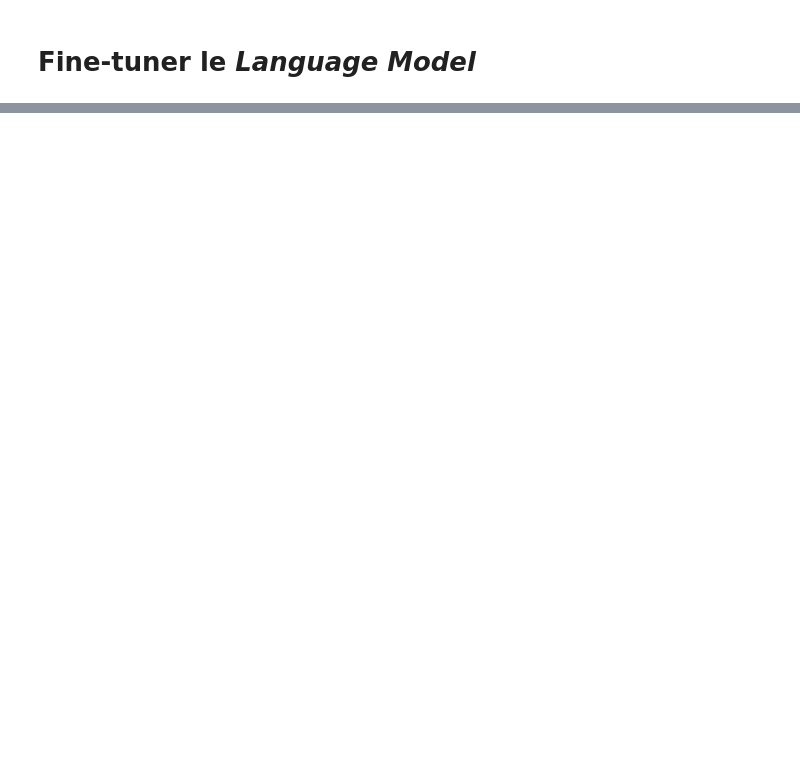
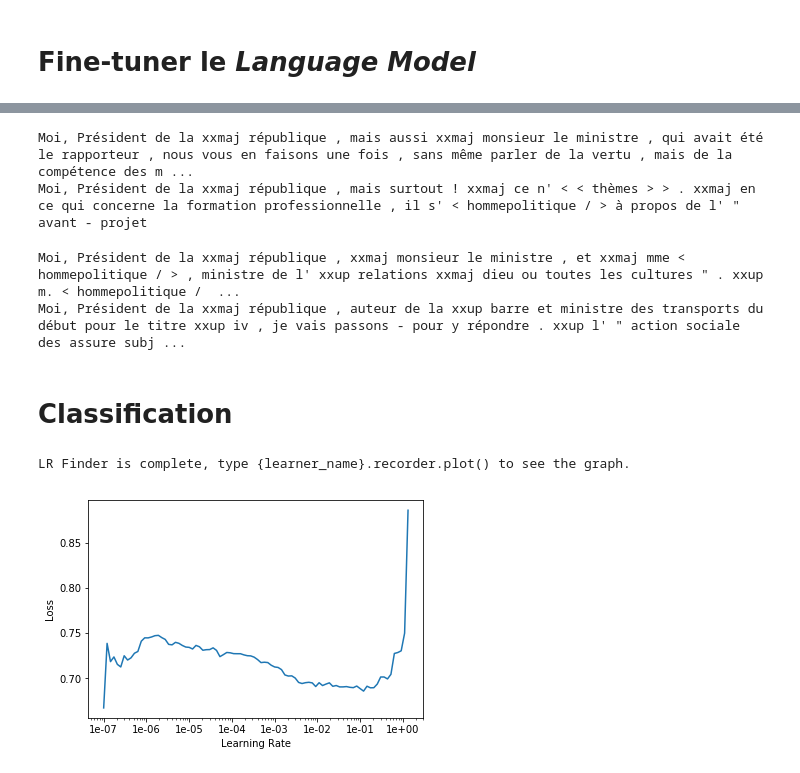
Before and after one commit to remiconnesson/vive-le-nlp, a Jupyter notebook: Petit tour d'essai.ipynb, the cells around one changed output, grey strips where cells are left out. Drawn from its saved outputs; the diff is of its cells as text; code cells hidden in the pictures; blank space fills up the shorter version.

```diff
--- a/Petit tour d'essai.ipynb
+++ b/Petit tour d'essai.ipynb
@@ -213,0 +225,8 @@ test_df.head()
+# %%
+tokenizer = Tokenizer(lang='fr', n_cpus=8)
+
+data_lm = TextLMDataBunch.from_df(p/'large_files',
+                                  train_df=train_df, valid_df=valid_df,test_df=test_df,
+                                  text_cols='Text', label_cols='Sent',
+                                  tokenizer=tokenizer,
+                                  bs=64)
@@ -213,0 +345,29 @@ test_df.head()
+# %%
+print("\n".join(learn.predict(TEXT, N_WORDS, temperature=0.75) for _ in range(N_SENTENCES)))
+# %% [output]
+Moi, Président de la xxmaj république , mais aussi xxmaj monsieur le ministre , qui avait été le rapporteur , nous vous en faisons une fois , sans même parler de la vertu , mais de la compétence des m ...
+Moi, Président de la xxmaj république , mais surtout ! xxmaj ce n' < < thèmes > > . xxmaj en ce qui concerne la formation professionnelle , il s' < hommepolitique / > à propos de l' " avant - projet
+# %%
+print("\n".join(learn.predict(TEXT, N_WORDS, temperature=1) for _ in range(N_SENTENCES)))
+# %% [output]
+Moi, Président de la xxmaj république , xxmaj monsieur le ministre , et xxmaj mme < hommepolitique / > , ministre de l' xxup relations xxmaj dieu ou toutes les cultures " . xxup m. < hommepolitique /  ...
+Moi, Président de la xxmaj république , auteur de la xxup barre et ministre des transports du début pour le titre xxup iv , je vais passons - pour y répondre . xxup l' " action sociale des assure subj ...
+# %% [markdown]
+# Classification
+# %%
+data_clas = TextClasDataBunch.from_df(p/'large_files',
+                                      train_df=train_df, valid_df=valid_df,
+                                      vocab=data_lm.train_ds.vocab,
+                                      text_cols='Text', label_cols='Sent',
+                                      tokenizer=tokenizer,
+                                      bs=64)
+# %%
+learn = text_classifier_learner(data_clas, drop_mult=0.3)
+learn.load_encoder('finetuned_enc')
+learn.freeze()
+# %%
+learn.lr_find()
+learn.recorder.plot(skip_start=0)
+# %% [output]
+LR Finder is complete, type {learner_name}.recorder.plot() to see the graph.
+[figure, added]
```
Also changed, not shown: parts of 42 cells of this notebook.
